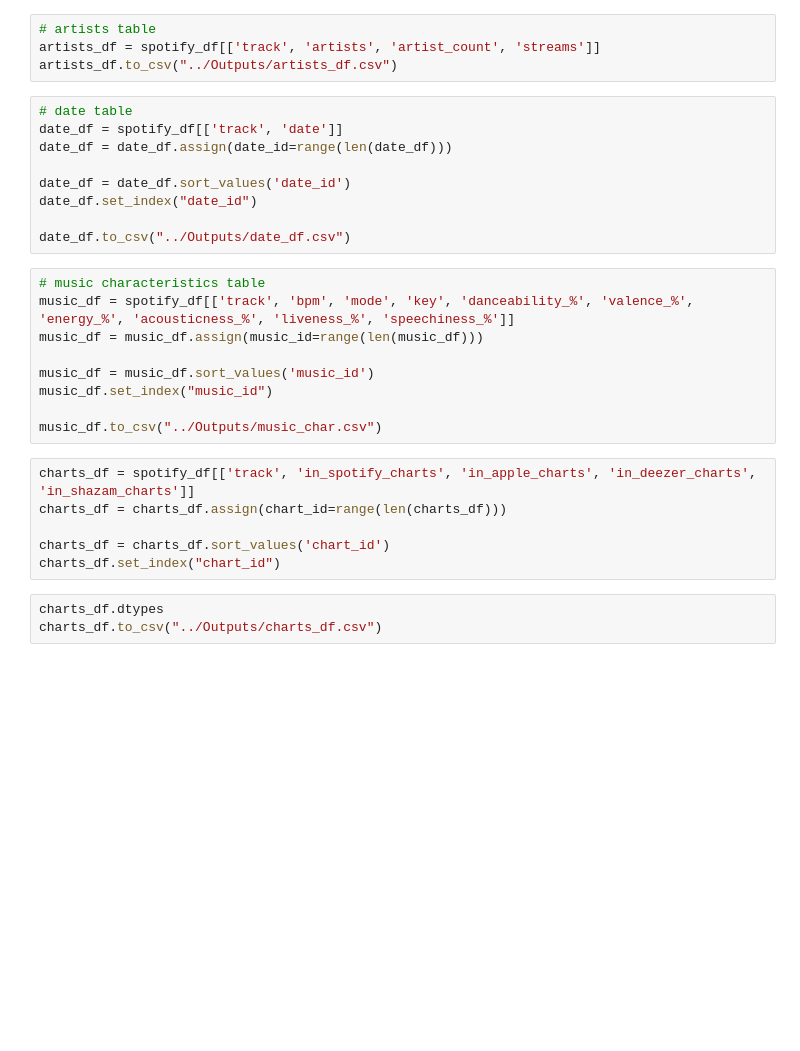
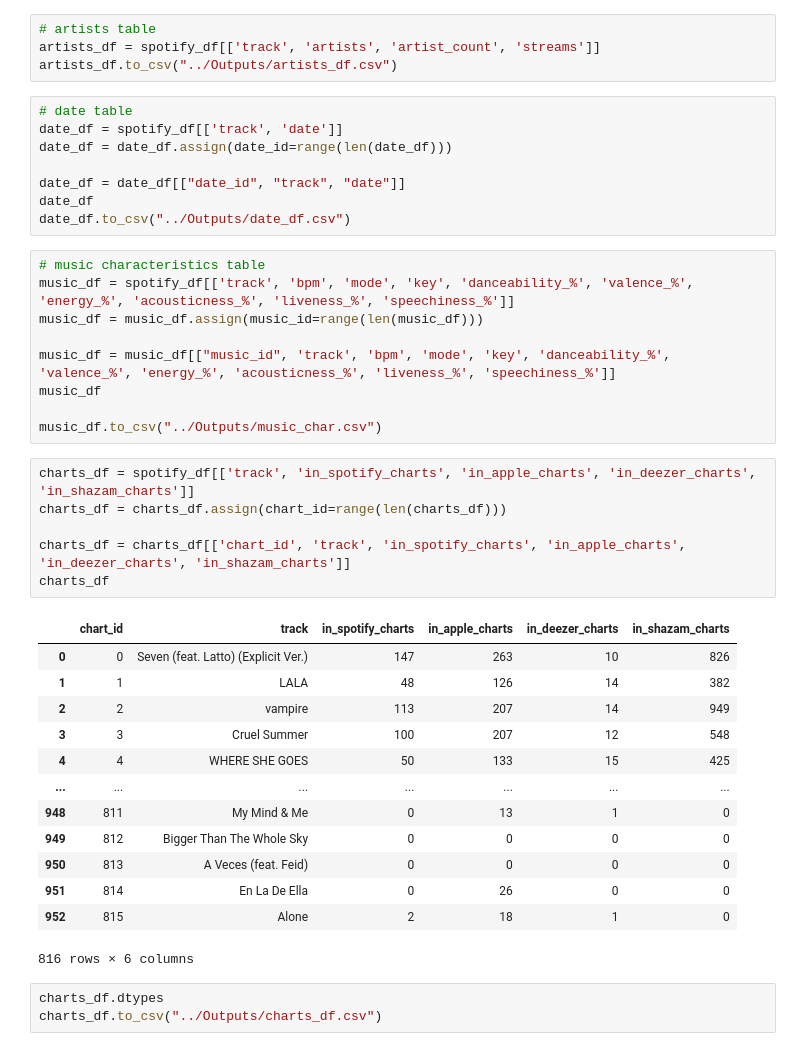
Before and after one commit to DevonNoer/Project-3, a Jupyter notebook: Project-3 Spotify/Code/cleaning.ipynb, the cells around one changed output. Cells and saved outputs as stored; diff of their text form; blank space fills up the shorter version.

```diff
--- a/Project-3 Spotify/Code/cleaning.ipynb
+++ b/Project-3 Spotify/Code/cleaning.ipynb
@@ -43,25 +89,38 @@ artists_df.to_csv("../Outputs/artists_df.csv")
 date_df = spotify_df[['track', 'date']]
 date_df = date_df.assign(date_id=range(len(date_df)))
 
-date_df = date_df.sort_values('date_id')
-date_df.set_index("date_id")
-
+date_df = date_df[["date_id", "track", "date"]]
+date_df
 date_df.to_csv("../Outputs/date_df.csv")
 # %%
 # music characteristics table
 music_df = spotify_df[['track', 'bpm', 'mode', 'key', 'danceability_%', 'valence_%', 'energy_%', 'acousticness_%', 'liveness_%', 'speechiness_%']]
 music_df = music_df.assign(music_id=range(len(music_df)))
 
-music_df = music_df.sort_values('music_id')
-music_df.set_index("music_id")
+music_df = music_df[["music_id", 'track', 'bpm', 'mode', 'key', 'danceability_%', 'valence_%', 'energy_%', 'acousticness_%', 'liveness_%', 'speechiness_%']]
+music_df
 
 music_df.to_csv("../Outputs/music_char.csv")
 # %%
 charts_df = spotify_df[['track', 'in_spotify_charts', 'in_apple_charts', 'in_deezer_charts', 'in_shazam_charts']]
 charts_df = charts_df.assign(chart_id=range(len(charts_df)))
 
-charts_df = charts_df.sort_values('chart_id')
-charts_df.set_index("chart_id")
+charts_df = charts_df[['chart_id', 'track', 'in_spotify_charts', 'in_apple_charts', 'in_deezer_charts', 'in_shazam_charts']]
+charts_df
+# %% [output]
+|  | chart_id | track | in_spotify_charts | in_apple_charts | in_deezer_charts | in_shazam_charts |
+| 0 | 0 | Seven (feat. Latto) (Explicit Ver.) | 147 | 263 | 10 | 826 |
+| 1 | 1 | LALA | 48 | 126 | 14 | 382 |
+| 2 | 2 | vampire | 113 | 207 | 14 | 949 |
+| 3 | 3 | Cruel Summer | 100 | 207 | 12 | 548 |
+| 4 | 4 | WHERE SHE GOES | 50 | 133 | 15 | 425 |
+| ... | ... | ... | ... | ... | ... | ... |
+| 948 | 811 | My Mind & Me | 0 | 13 | 1 | 0 |
+| 949 | 812 | Bigger Than The Whole Sky | 0 | 0 | 0 | 0 |
+| 950 | 813 | A Veces (feat. Feid) | 0 | 0 | 0 | 0 |
+| 951 | 814 | En La De Ella | 0 | 26 | 0 | 0 |
+| 952 | 815 | Alone | 2 | 18 | 1 | 0 |
+816 rows × 6 columns
 # %%
 charts_df.dtypes
 charts_df.to_csv("../Outputs/charts_df.csv")
```
Also changed, not shown: parts of 5 cells of this notebook, 5 other files.
